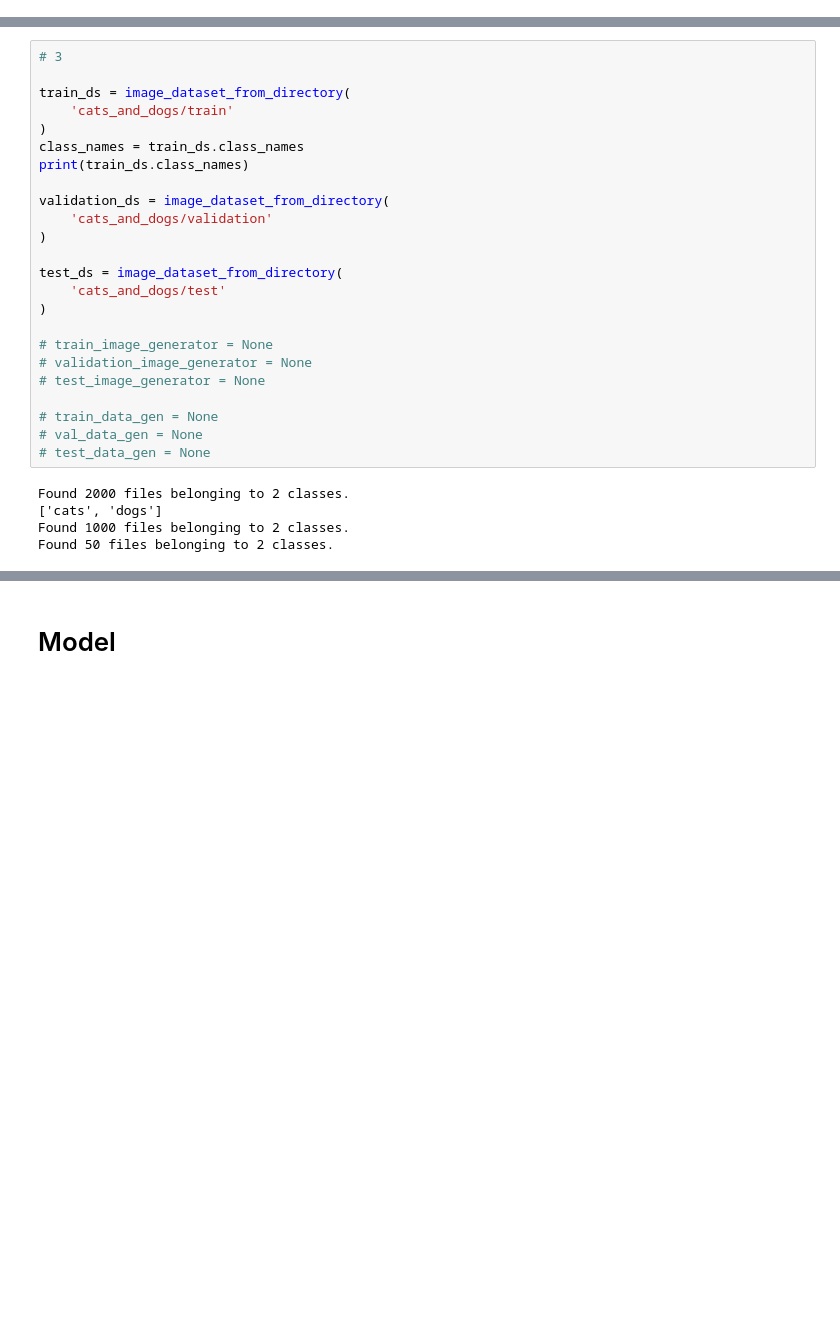
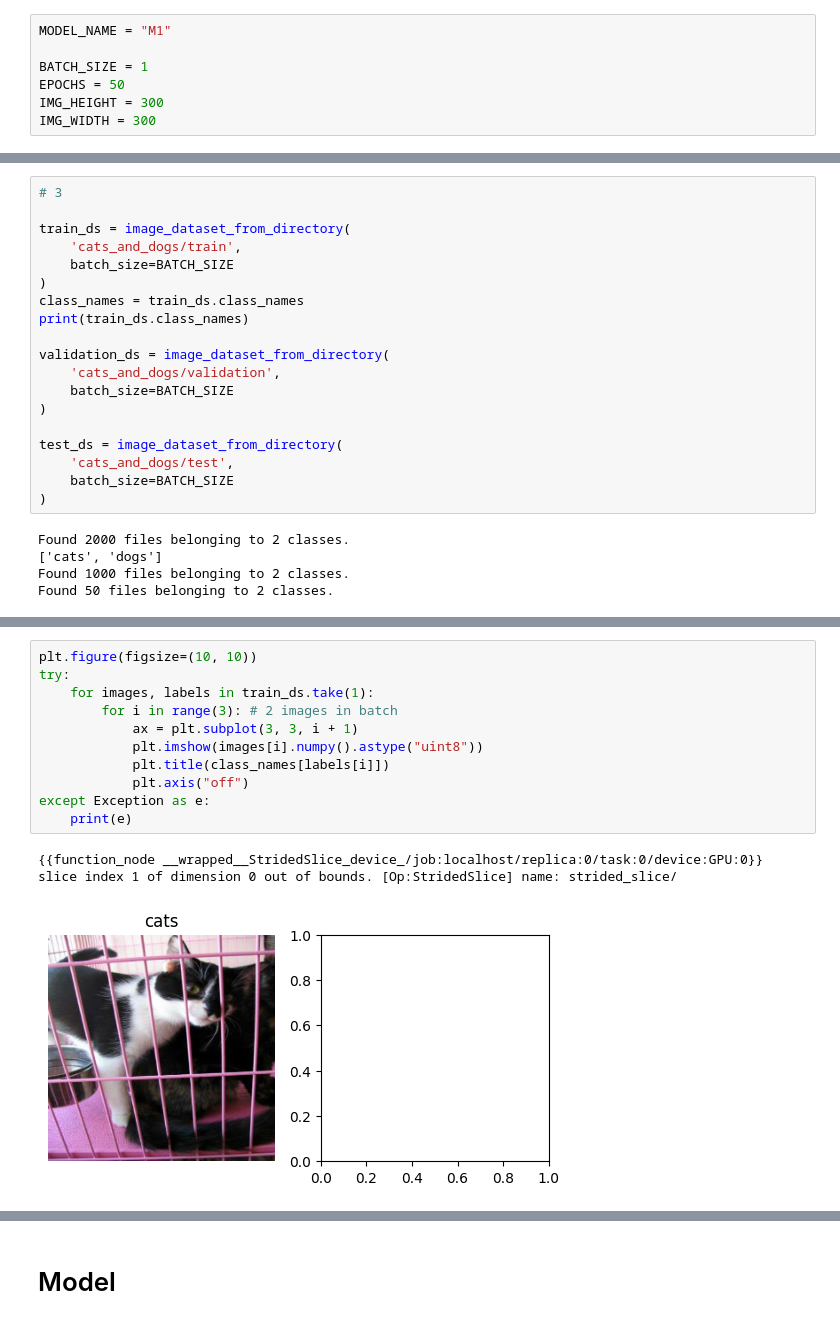
Before and after one commit to EvgeniiZorin/ML_CV_cat-and-dog-image-classifier_freeCodeCamp-dataset, a Jupyter notebook: fcc_cat_dog.ipynb, the cells around one changed output, grey strips where cells are left out. Drawn from its saved outputs; the diff is of its cells as text; blank space fills up the shorter version.

```diff
--- a/fcc_cat_dog.ipynb
+++ b/fcc_cat_dog.ipynb
@@ -33,3 +50,10 @@ True
+# %%
+MODEL_NAME = "M1"
+
+BATCH_SIZE = 1
+EPOCHS = 50
+IMG_HEIGHT = 300
+IMG_WIDTH = 300
 # %% [markdown]
 # Get data
 # %%
@@ -82,26 +165,21 @@ IMG_WIDTH = 150
 # 3
 
 train_ds = image_dataset_from_directory(
-    'cats_and_dogs/train'
+    'cats_and_dogs/train',
+    batch_size=BATCH_SIZE
 )
 class_names = train_ds.class_names
 print(train_ds.class_names)
 
 validation_ds = image_dataset_from_directory(
-    'cats_and_dogs/validation'
+    'cats_and_dogs/validation',
+    batch_size=BATCH_SIZE
 )
 
 test_ds = image_dataset_from_directory(
-    'cats_and_dogs/test'
+    'cats_and_dogs/test',
+    batch_size=BATCH_SIZE
 )
-
-# train_image_generator = None
-# validation_image_generator = None
-# test_image_generator = None
-
-# train_data_gen = None
-# val_data_gen = None
-# test_data_gen = None
 # %% [output]
 Found 2000 files belonging to 2 classes.
 ['cats', 'dogs']
@@ -164,0 +188,14 @@ tf.Tensor(
+# %%
+plt.figure(figsize=(10, 10))
+try:
+    for images, labels in train_ds.take(1):
+        for i in range(3): # 2 images in batch
+            ax = plt.subplot(3, 3, i + 1)
+            plt.imshow(images[i].numpy().astype("uint8"))
+            plt.title(class_names[labels[i]])
+            plt.axis("off")
+except Exception as e:
+    print(e)
+# %% [output]
+{{function_node __wrapped__StridedSlice_device_/job:localhost/replica:0/task:0/device:GPU:0}} slice index 1 of dimension 0 out of bounds. [Op:StridedSlice] name: strided_slice/
+[figure, added]
```
Also changed, not shown: parts of 29 cells of this notebook, 13 other files.
